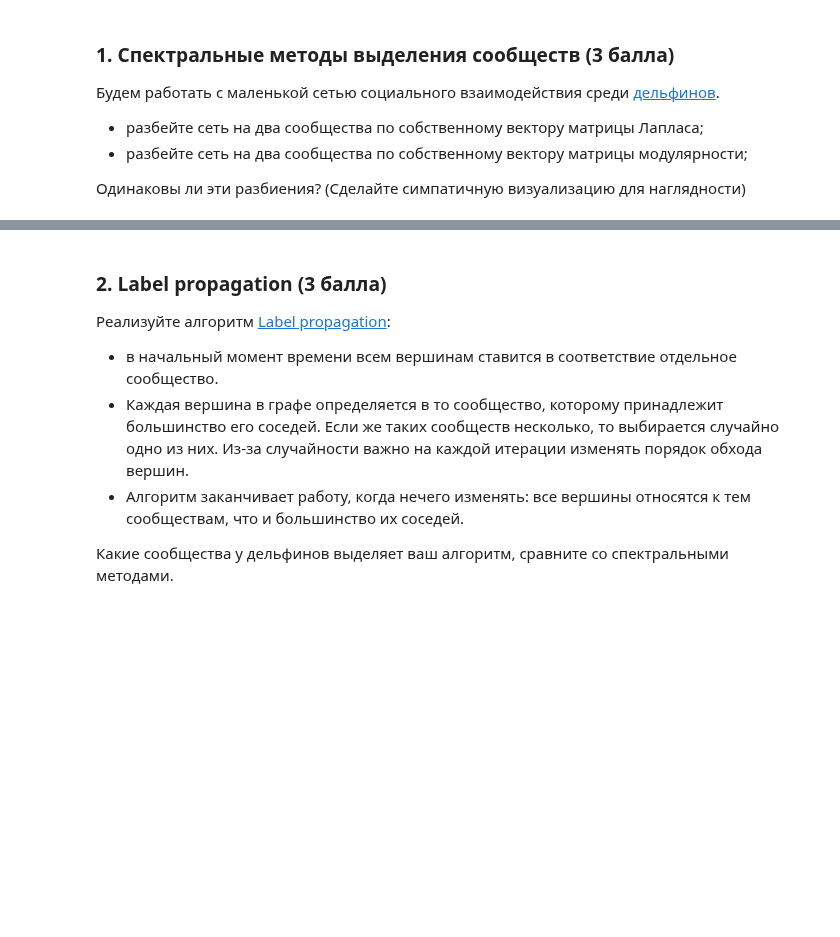
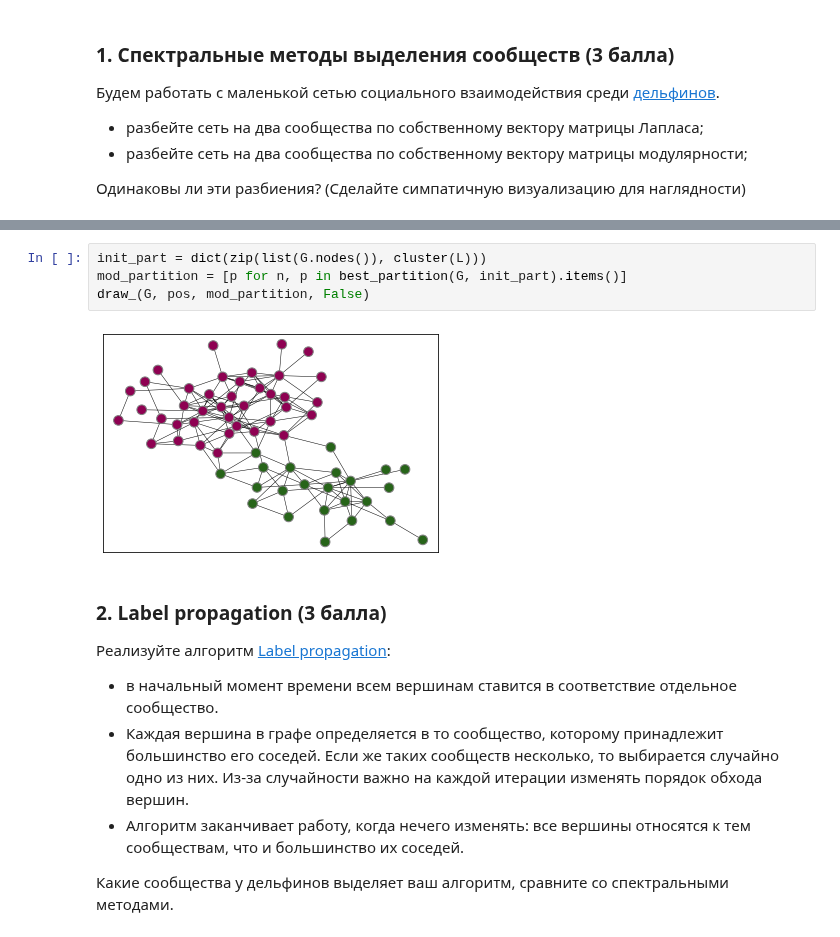
Before and after one commit to kimaril/networksch, a Jupyter notebook: notebooks/NS Assignment 10.ipynb, the cells around one changed output, grey strips where cells are left out. Drawn from its saved outputs; the diff is of its cells as text; blank space fills up the shorter version.

```diff
--- a/notebooks/NS Assignment 10.ipynb
+++ b/notebooks/NS Assignment 10.ipynb
@@ -19,3 +66,9 @@ G=nx.read_edgelist('soc-dolphins.txt', nodetype=int)
+# %%
+init_part = dict(zip(list(G.nodes()), cluster(L)))
+mod_partition = [p for n, p in best_partition(G, init_part).items()]
+draw_(G, pos, mod_partition, False)
+# %% [output]
+[figure, added]
 # %% [markdown]
 ### 2. Label propagation (3 балла)
 Реализуйте алгоритм [Label propagation](https://en.wikipedia.org/wiki/Label_propagation_algorithm):
```
Also changed, not shown: parts of 7 cells of this notebook, 2 other files.
